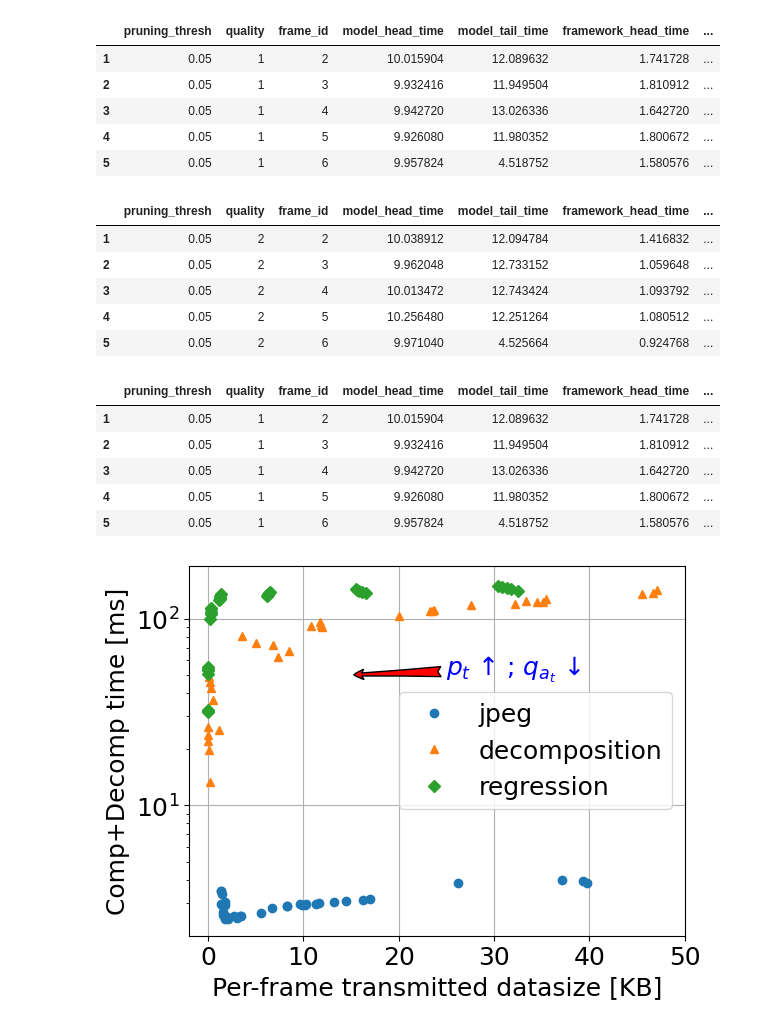
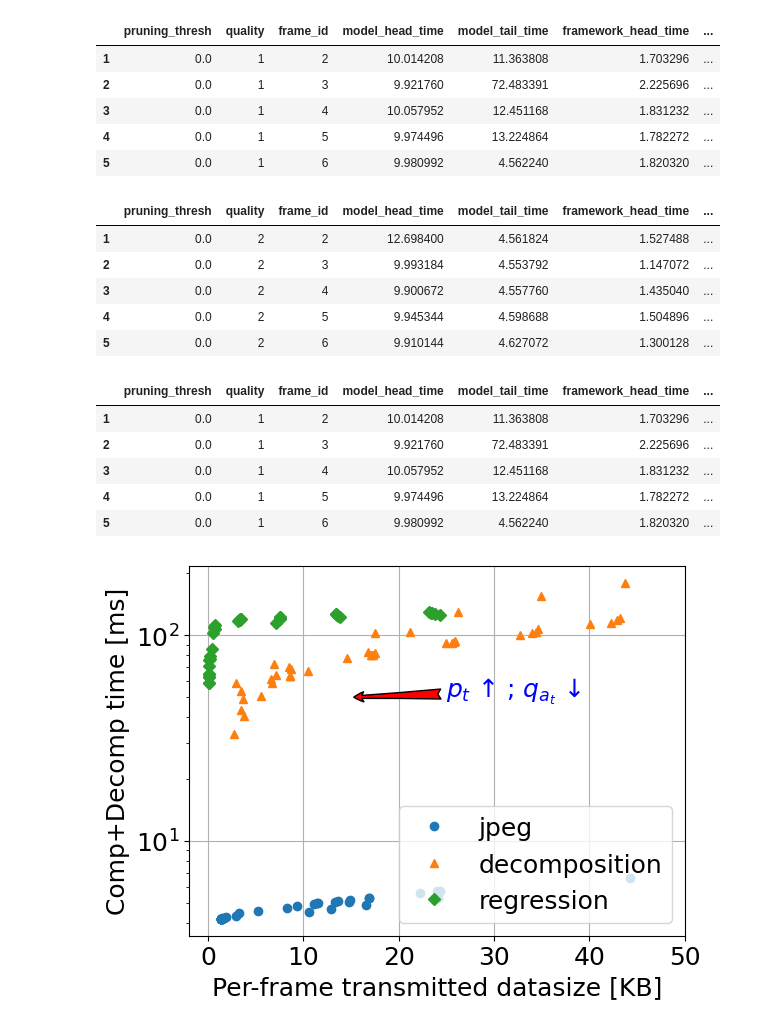
Before and after one commit to Rexyyj/split_DNN_framework, a Jupyter notebook: stable_tests/plot/datasize_vs_time.ipynb, the cells around one changed output. Saved outputs shown, nothing was run; the diff lists cells and outputs as text; code cells hidden in the pictures.

```diff
--- a/stable_tests/plot/datasize_vs_time.ipynb
+++ b/stable_tests/plot/datasize_vs_time.ipynb
@@ -10,14 +10,23 @@ plt.rcParams.update({"text.usetex": False,
 # %%
 colors = ["tab:blue", "tab:orange","tab:green","tab:purple","tab:brown","tab:pink","tab:cyan"]
 # %%
-df_jpeg_time = pd.read_csv("../measurements/jpeg_per_frame/time.csv")
-df_jpeg_cha = pd.read_csv("../measurements/jpeg_per_frame/characteristic.csv")
+# df_jpeg_time = pd.read_csv("../measurements/jpeg_per_frame/time.csv")
+# df_jpeg_cha = pd.read_csv("../measurements/jpeg_per_frame/characteristic.csv")
 
-df_decom_time = pd.read_csv("../measurements/decomposition_per_frame/time.csv")
-df_decom_cha = pd.read_csv("../measurements/decomposition_per_frame/characteristic.csv")
+# df_decom_time = pd.read_csv("../measurements/decomposition_per_frame/time.csv")
+# df_decom_cha = pd.read_csv("../measurements/decomposition_per_frame/characteristic.csv")
 
-df_reg_time = pd.read_csv("../measurements/regression_per_frame/time.csv")
-df_reg_cha = pd.read_csv("../measurements/regression_per_frame/characteristic.csv")
+# df_reg_time = pd.read_csv("../measurements/regression_per_frame/time.csv")
+# df_reg_cha = pd.read_csv("../measurements/regression_per_frame/characteristic.csv")
+
+df_jpeg_time = pd.read_csv("../measurements_vidvrd/jpeg_small/time.csv")
+df_jpeg_cha = pd.read_csv("../measurements_vidvrd/jpeg_small/characteristic.csv")
+
+df_decom_time = pd.read_csv("../measurements_vidvrd/decomposition_small/time.csv")
+df_decom_cha = pd.read_csv("../measurements_vidvrd/decomposition_small/characteristic.csv")
+
+df_reg_time = pd.read_csv("../measurements_vidvrd/regression_small/time.csv")
+df_reg_cha = pd.read_csv("../measurements_vidvrd/regression_small/characteristic.csv")
 
 df_jpeg_time["datasize_est"] = df_jpeg_cha["datasize_est"]
 df_decom_time["datasize_est"] = df_decom_cha["datasize_est"]
@@ -30,29 +39,29 @@ df_reg_time = df_reg_time[df_reg_time["model_head_time"]<20]
 df_reg_time.head()
 # %% [output]
 |  | pruning_thresh | quality | frame_id | model_head_time | model_tail_time | framework_head_time | ... |
-| 1 | 0.05 | 1 | 2 | 10.015904 | 12.089632 | 1.741728 | ... |
-| 2 | 0.05 | 1 | 3 | 9.932416 | 11.949504 | 1.810912 | ... |
-| 3 | 0.05 | 1 | 4 | 9.942720 | 13.026336 | 1.642720 | ... |
-| 4 | 0.05 | 1 | 5 | 9.926080 | 11.980352 | 1.800672 | ... |
-| 5 | 0.05 | 1 | 6 | 9.957824 | 4.518752 | 1.580576 | ... |
+| 1 | 0.0 | 1 | 2 | 10.014208 | 11.363808 | 1.703296 | ... |
+| 2 | 0.0 | 1 | 3 | 9.921760 | 72.483391 | 2.225696 | ... |
+| 3 | 0.0 | 1 | 4 | 10.057952 | 12.451168 | 1.831232 | ... |
+| 4 | 0.0 | 1 | 5 | 9.974496 | 13.224864 | 1.782272 | ... |
+| 5 | 0.0 | 1 | 6 | 9.980992 | 4.562240 | 1.820320 | ... |
 # %%
 df_decom_time.head()
 # %% [output]
 |  | pruning_thresh | quality | frame_id | model_head_time | model_tail_time | framework_head_time | ... |
-| 1 | 0.05 | 2 | 2 | 10.038912 | 12.094784 | 1.416832 | ... |
-| 2 | 0.05 | 2 | 3 | 9.962048 | 12.733152 | 1.059648 | ... |
-| 3 | 0.05 | 2 | 4 | 10.013472 | 12.743424 | 1.093792 | ... |
-| 4 | 0.05 | 2 | 5 | 10.256480 | 12.251264 | 1.080512 | ... |
-| 5 | 0.05 | 2 | 6 | 9.971040 | 4.525664 | 0.924768 | ... |
+| 1 | 0.0 | 2 | 2 | 12.698400 | 4.561824 | 1.527488 | ... |
+| 2 | 0.0 | 2 | 3 | 9.993184 | 4.553792 | 1.147072 | ... |
+| 3 | 0.0 | 2 | 4 | 9.900672 | 4.557760 | 1.435040 | ... |
+| 4 | 0.0 | 2 | 5 | 9.945344 | 4.598688 | 1.504896 | ... |
+| 5 | 0.0 | 2 | 6 | 9.910144 | 4.627072 | 1.300128 | ... |
 # %%
 df_reg_time.head()
 # %% [output]
 |  | pruning_thresh | quality | frame_id | model_head_time | model_tail_time | framework_head_time | ... |
-| 1 | 0.05 | 1 | 2 | 10.015904 | 12.089632 | 1.741728 | ... |
-| 2 | 0.05 | 1 | 3 | 9.932416 | 11.949504 | 1.810912 | ... |
-| 3 | 0.05 | 1 | 4 | 9.942720 | 13.026336 | 1.642720 | ... |
-| 4 | 0.05 | 1 | 5 | 9.926080 | 11.980352 | 1.800672 | ... |
-| 5 | 0.05 | 1 | 6 | 9.957824 | 4.518752 | 1.580576 | ... |
+| 1 | 0.0 | 1 | 2 | 10.014208 | 11.363808 | 1.703296 | ... |
+| 2 | 0.0 | 1 | 3 | 9.921760 | 72.483391 | 2.225696 | ... |
+| 3 | 0.0 | 1 | 4 | 10.057952 | 12.451168 | 1.831232 | ... |
+| 4 | 0.0 | 1 | 5 | 9.974496 | 13.224864 | 1.782272 | ... |
+| 5 | 0.0 | 1 | 6 | 9.980992 | 4.562240 | 1.820320 | ... |
 # %%
 df_group = df_jpeg_time.groupby("pruning_thresh")
 datasize_jpeg = []
@@ -89,25 +98,25 @@ for k1 in df_group.groups.keys():
 # %%
 plt.figure()
 plt.plot(datasize_jpeg, cmp_time_jpeg,"o",color=colors[0], label="jpeg")
 plt.plot(datasize_decom, cmp_time_decom,"^",color=colors[1], label="decomposition")
 plt.plot(datasize_reg, cmp_time_reg,"D",color=colors[2], label="regression")
 # no_split_map_30 = 0.524
 # plt.scatter(0,no_split_map_30*100,200,marker="*",color=colors[3],label="No split")
 
 plt.annotate(
     '$p_t$ ↑ ; $q_{a_t}$ ↓',
     xy=(15, 50),
     xytext=(25, 50),
     arrowprops=dict(facecolor='red', arrowstyle='fancy'),
     color='blue',
 )
 
 plt.yscale("log")
-plt.legend()
+plt.legend(loc="lower right")
 plt.xlim([-2,50])
 plt.grid()
 plt.xlabel("Per-frame transmitted datasize [KB]")
 plt.ylabel("Comp+Decomp time [ms]")
 plt.savefig("../figures/cmp_time_vs_datasize.pdf", bbox_inches='tight')
 # %% [output]
-[figure, old version]
+[figure, new version]
```
Also changed, not shown: 7 other files.
